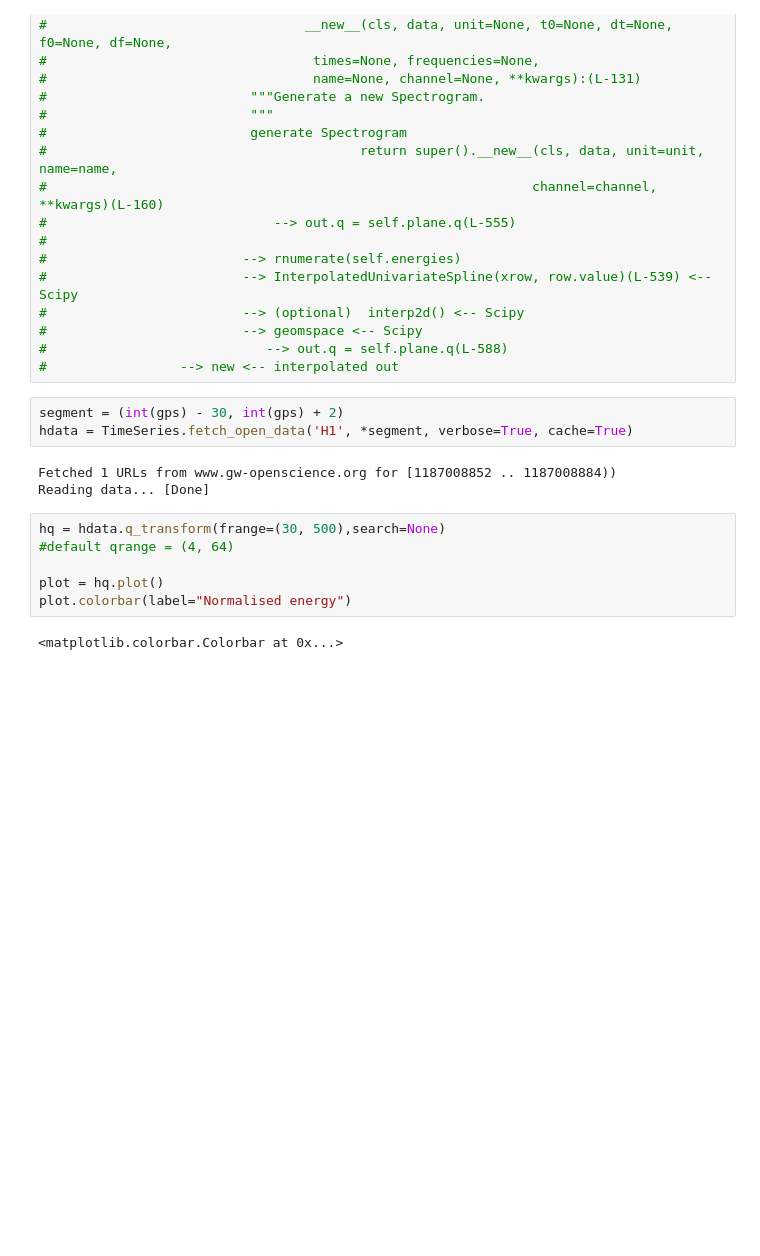
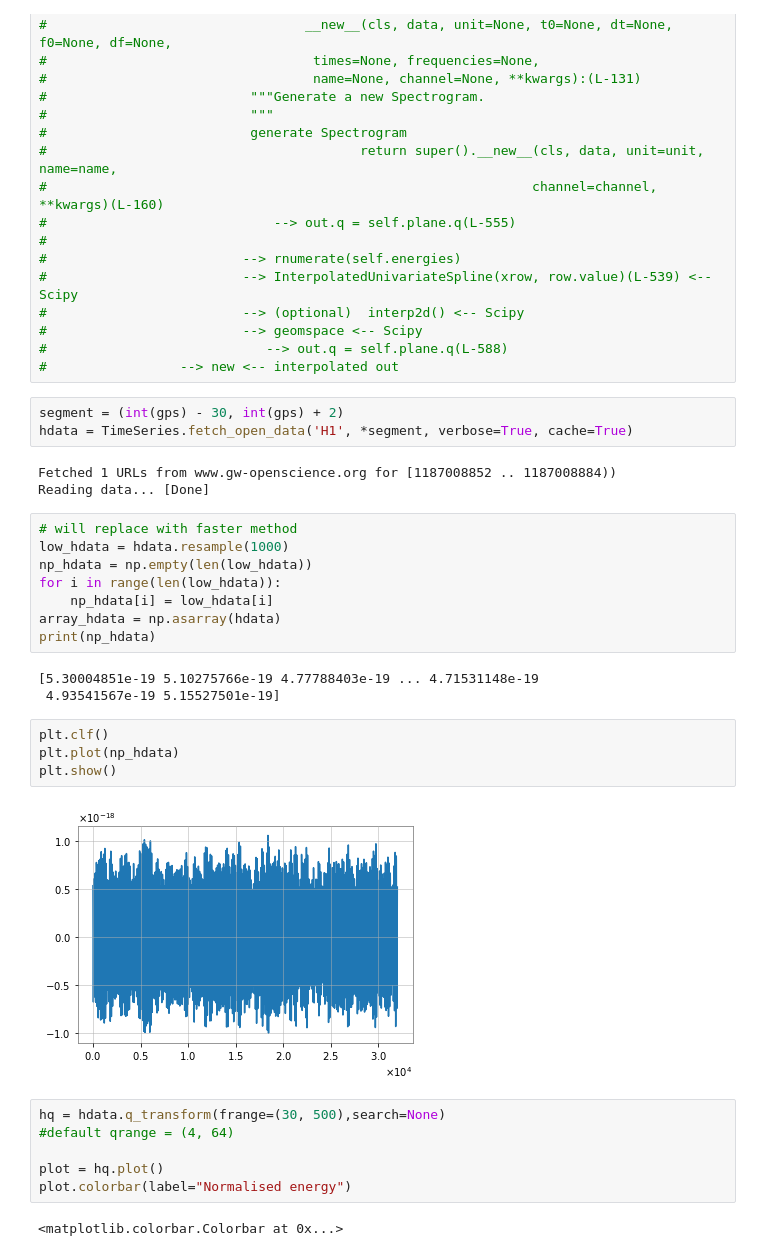
Before and after one commit to xli2522/GW-SignalGen, a Jupyter notebook: sqt.ipynb, the cells around one changed output. Cells and saved outputs as stored; diff of their text form; blank space fills up the shorter version.

```diff
--- a/sqt.ipynb
+++ b/sqt.ipynb
@@ -107,6 +107,23 @@ hdata = TimeSeries.fetch_open_data('H1', *segment, verbose=True, cache=True)
 # %% [output]
 Fetched 1 URLs from www.gw-openscience.org for [1187008852 .. 1187008884))
 Reading data... [Done]
+# %%
+# will replace with faster method
+low_hdata = hdata.resample(1000)
+np_hdata = np.empty(len(low_hdata))
+for i in range(len(low_hdata)):
+    np_hdata[i] = low_hdata[i]
+array_hdata = np.asarray(hdata)
+print(np_hdata)
+# %% [output]
+[5.30004851e-19 5.10275766e-19 4.77788403e-19 ... 4.71531148e-19
+ 4.93541567e-19 5.15527501e-19]
+# %%
+plt.clf()
+plt.plot(np_hdata)
+plt.show()
+# %% [output]
+[figure, added]
 # %%
 hq = hdata.q_transform(frange=(30, 500),search=None)
 #default qrange = (4, 64)
```
Also changed, not shown: parts of 4 cells of this notebook.
